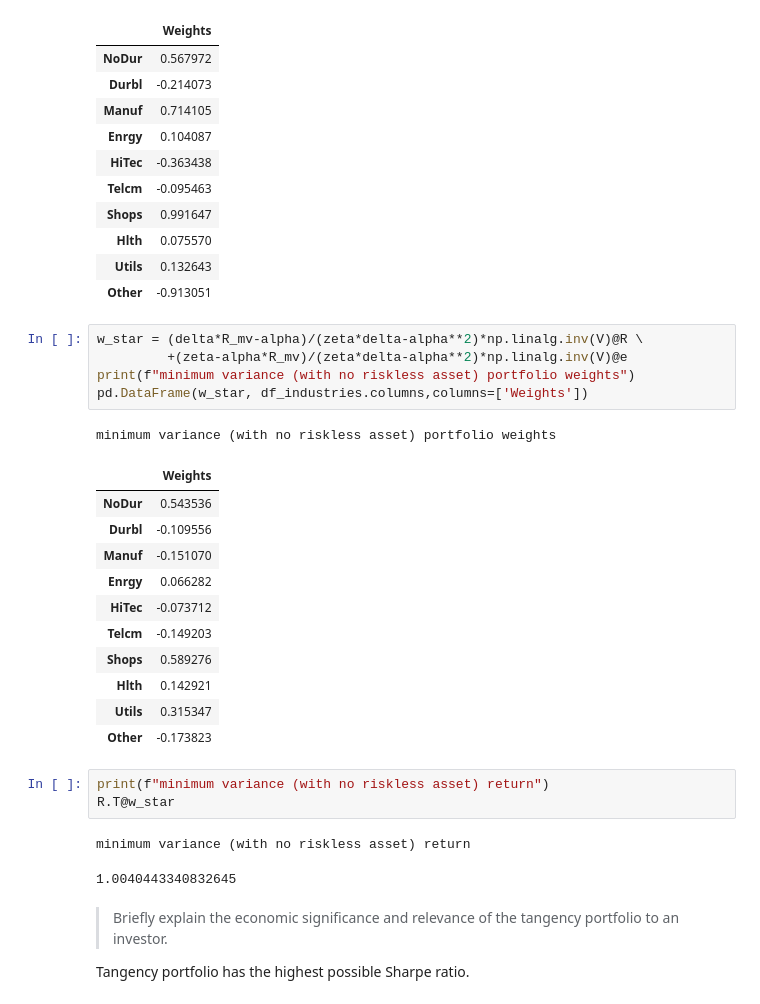
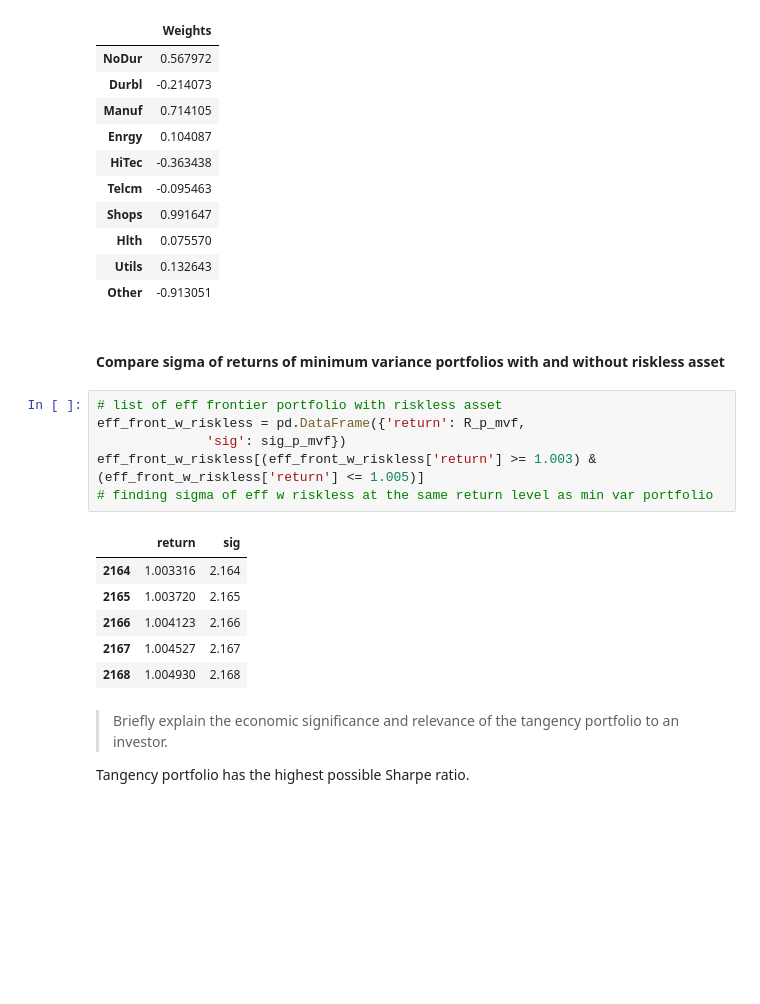
Before and after one commit to changjulian17/mqf_practice, a Jupyter notebook: QF600_Asset_Pricing/Homework_1/efficient_frontier.ipynb, the cells around one changed output. Saved outputs shown, nothing was run; the diff lists cells and outputs as text; blank space fills up the shorter version.

```diff
--- a/QF600_Asset_Pricing/Homework_1/efficient_frontier.ipynb
+++ b/QF600_Asset_Pricing/Homework_1/efficient_frontier.ipynb
@@ -157,30 +214,21 @@ tangency portfolio weights
 | Hlth | 0.075570 |
 | Utils | 0.132643 |
 | Other | -0.913051 |
-# %%
-w_star = (delta*R_mv-alpha)/(zeta*delta-alpha**2)*np.linalg.inv(V)@R \
-         +(zeta-alpha*R_mv)/(zeta*delta-alpha**2)*np.linalg.inv(V)@e
-print(f"minimum variance (with no riskless asset) portfolio weights")
-pd.DataFrame(w_star, df_industries.columns,columns=['Weights'])
-# %% [output]
-minimum variance (with no riskless asset) portfolio weights
-|  | Weights |
-| NoDur | 0.543536 |
-| Durbl | -0.109556 |
-| Manuf | -0.151070 |
-| Enrgy | 0.066282 |
-| HiTec | -0.073712 |
-| Telcm | -0.149203 |
-| Shops | 0.589276 |
-| Hlth | 0.142921 |
-| Utils | 0.315347 |
-| Other | -0.173823 |
-# %%
-print(f"minimum variance (with no riskless asset) return")
-R.T@w_star
-# %% [output]
-minimum variance (with no riskless asset) return
-1.0040443340832645
+# %% [markdown]
+#### Compare sigma of returns of minimum variance portfolios with and without riskless asset
+# %%
+# list of eff frontier portfolio with riskless asset
+eff_front_w_riskless = pd.DataFrame({'return': R_p_mvf,
+              'sig': sig_p_mvf})
+eff_front_w_riskless[(eff_front_w_riskless['return'] >= 1.003) & (eff_front_w_riskless['return'] <= 1.005)]
+# finding sigma of eff w riskless at the same return level as min var portfolio
+# %% [output]
+|  | return | sig |
+| 2164 | 1.003316 | 2.164 |
+| 2165 | 1.003720 | 2.165 |
+| 2166 | 1.004123 | 2.166 |
+| 2167 | 1.004527 | 2.167 |
+| 2168 | 1.004930 | 2.168 |
 # %% [markdown]
 > Briefly explain the economic significance and relevance of the tangency portfolio to an investor.
 >
```
Also changed, not shown: parts of 17 cells of this notebook, 37 other files.
